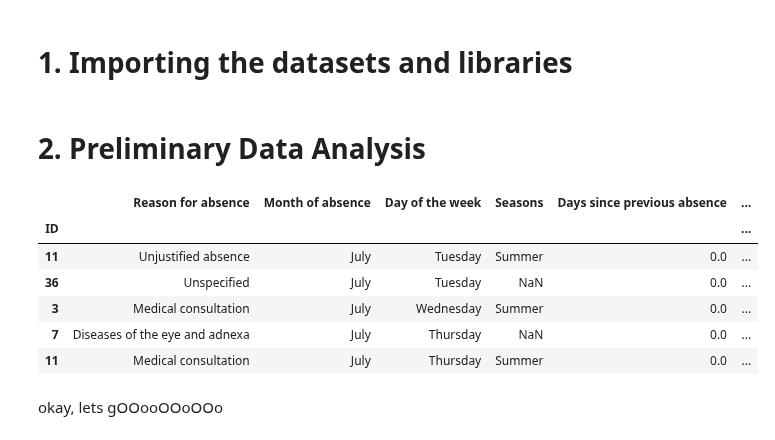
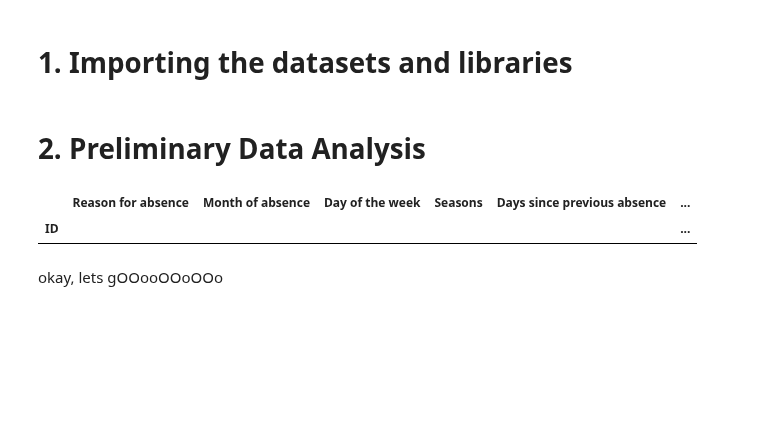
Before and after one commit to Pinky-Tie/reasons_for_absenteeism, a Jupyter notebook: eda/ma_inicial.ipynb, the cells around one changed output. Cells and saved outputs as stored; diff of their text form; code cells hidden in the pictures; blank space fills up the shorter version.

```diff
--- a/eda/ma_inicial.ipynb
+++ b/eda/ma_inicial.ipynb
@@ -32,16 +48,11 @@ path2 = '/Users/franciscogomes/Desktop/Faculdade/Master/Data Mining/Project/reas
 # %%
 pd.set_option("display.max_columns", None)
 abs = pd.read_csv(path2 + 'absenteeism_data.csv',delimiter=';')
 abs = abs.set_index("ID")
-abs.head()
+abs.head(0)
 # %% [output]
 |  | Reason for absence | Month of absence | Day of the week | Seasons | Days since previous absence | ... |
 | ID |  |  |  |  |  | ... |
-| 11 | Unjustified absence | July | Tuesday | Summer | 0.0 | ... |
-| 36 | Unspecified | July | Tuesday | NaN | 0.0 | ... |
-| 3 | Medical consultation | July | Wednesday | Summer | 0.0 | ... |
-| 7 | Diseases of the eye and adnexa | July | Thursday | NaN | 0.0 | ... |
-| 11 | Medical consultation | July | Thursday | Summer | 0.0 | ... |
 # %% [markdown]
 okay, lets gOOooOOoOOo
 # %%
```
Also changed, not shown: parts of 11 cells of this notebook, 1 other file.
